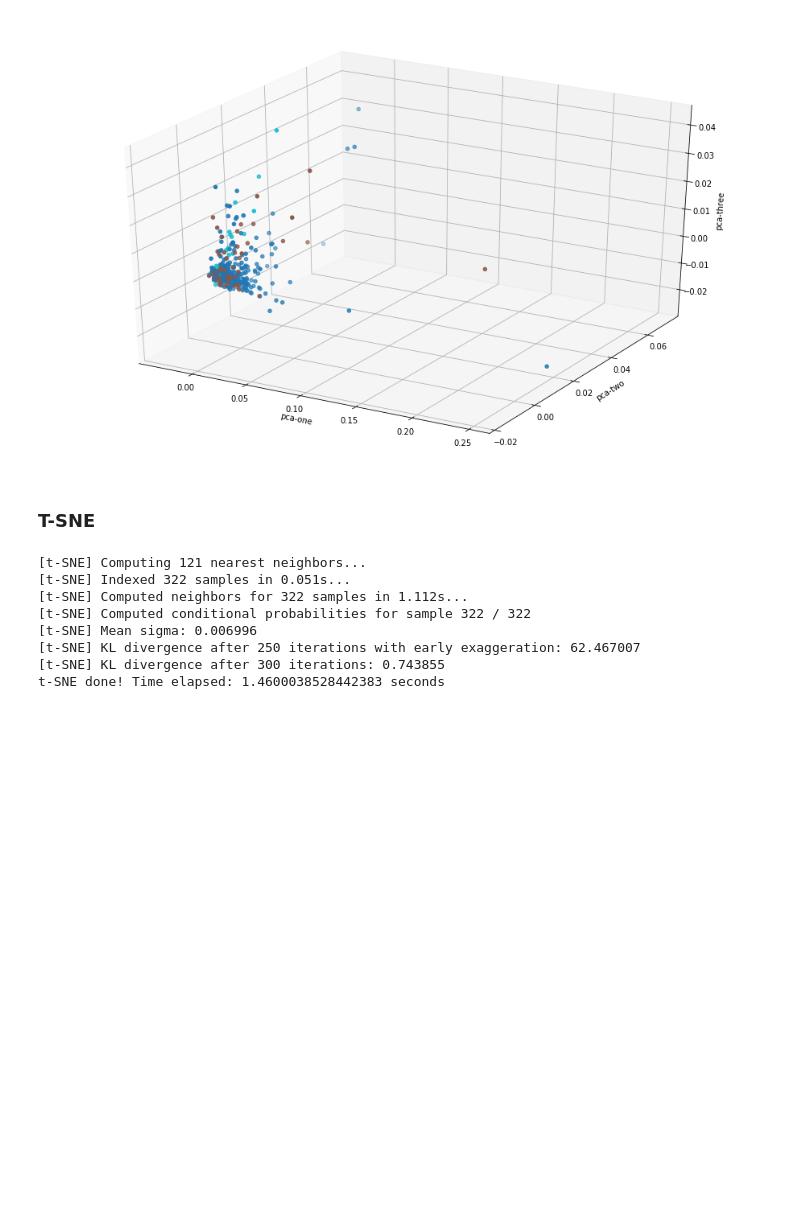
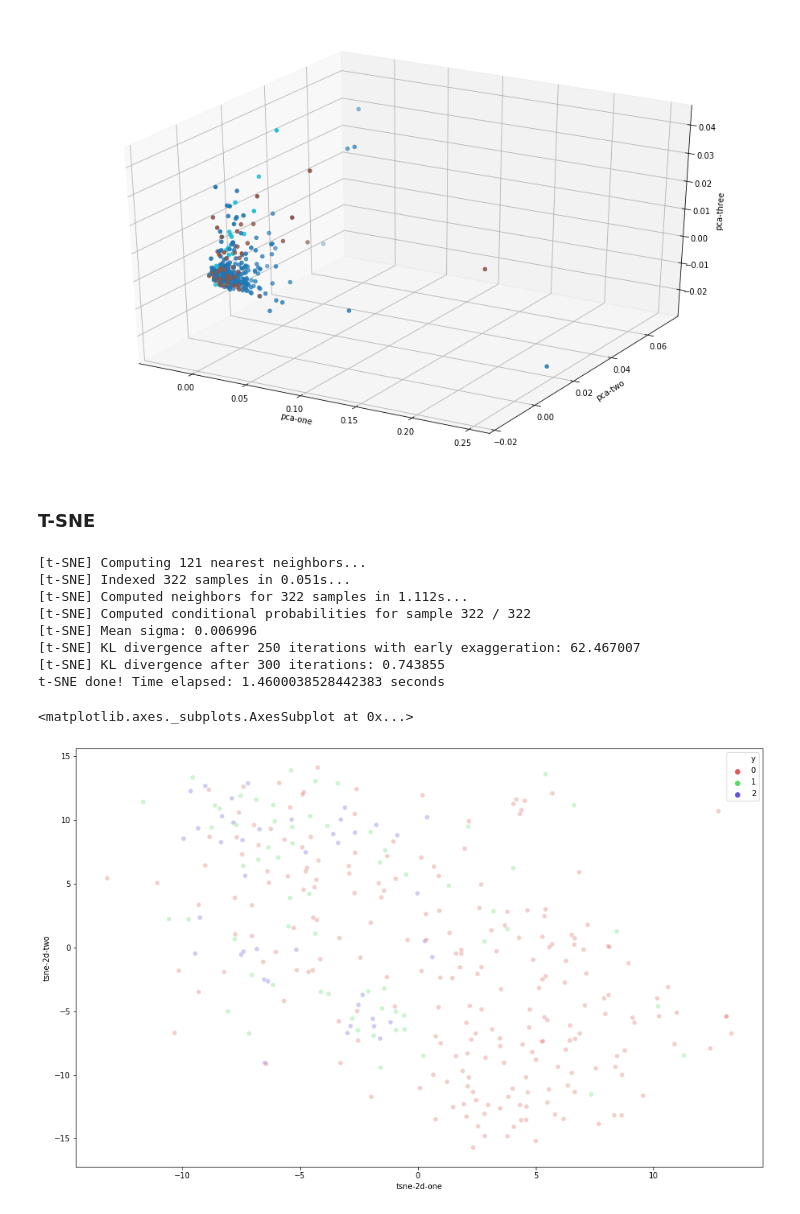
Before and after one commit to mkamineni/6.802Final, a Jupyter notebook: dimensionality_reduction.ipynb, the cells around one changed output. Saved outputs shown, nothing was run; the diff lists cells and outputs as text; code cells hidden in the pictures; blank space fills up the shorter version.

```diff
--- a/preprocess2.ipynb
+++ b/dimensionality_reduction.ipynb
@@ -207,13 +207,17 @@ t-SNE done! Time elapsed: 1.4600038528442383 seconds
 tsne_df = pd.DataFrame()
 tsne_df['tsne-2d-one'] = tsne_results[:,0]
 tsne_df['tsne-2d-two'] = tsne_results[:,1]
+tsne_df['y'] = classes.values()
 # %%
 plt.figure(figsize=(16,10))
 sns.scatterplot(
     x="tsne-2d-one", y="tsne-2d-two",
     hue="y",
-    palette=sns.color_palette("hls", 10),
-    data=df_subset,
+    palette=sns.color_palette("hls", 3),
+    data=tsne_df,
     legend="full",
     alpha=0.3
 )
+# %% [output]
+<matplotlib.axes._subplots.AxesSubplot at 0x...>
+[figure, added]
```
Also changed, not shown: 1 other file.
